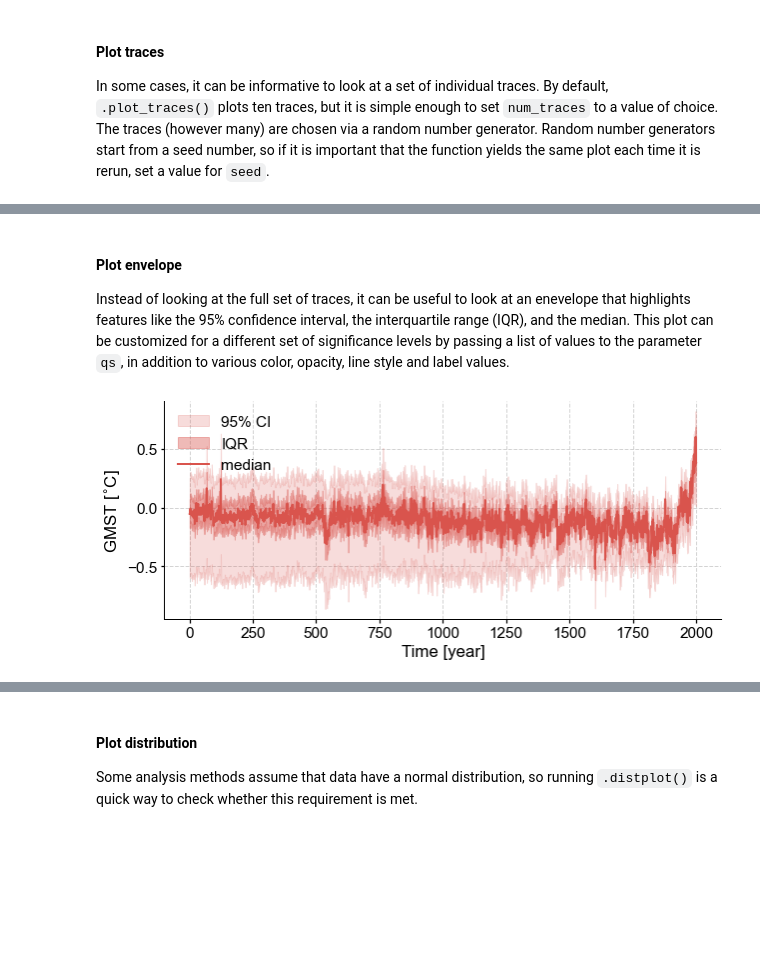
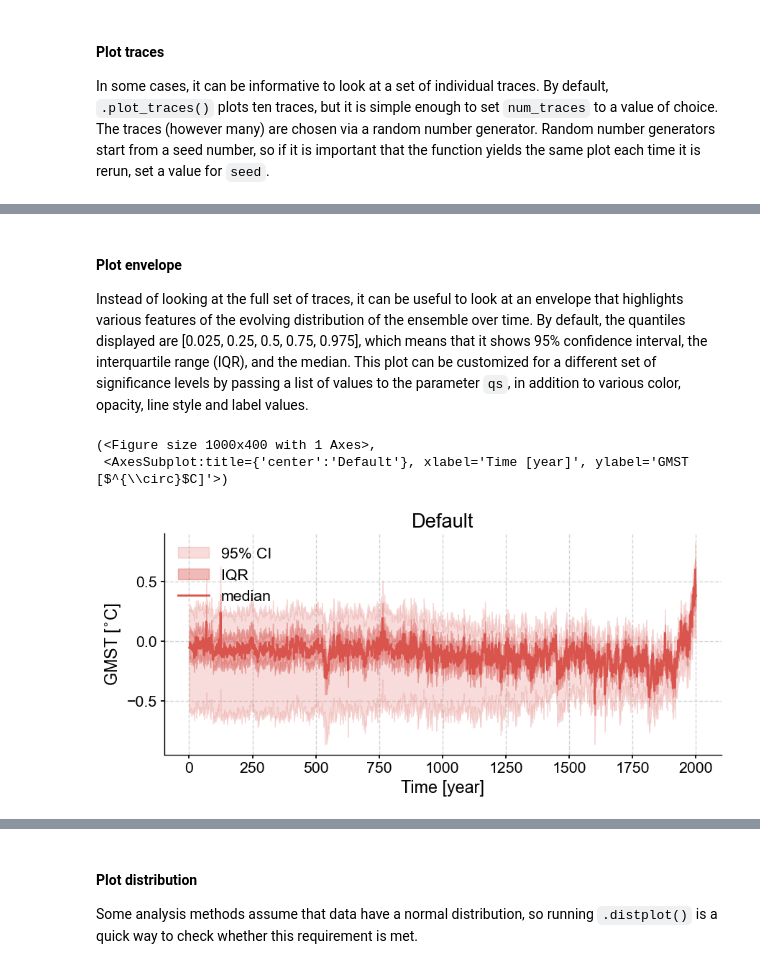
Before and after one commit to LinkedEarth/PyleoTutorials, a Jupyter notebook: notebooks/basic_MSES_manipulation.ipynb, the cells around one changed output, grey strips where cells are left out. Saved outputs shown, nothing was run; the diff lists cells and outputs as text; code cells hidden in the pictures; blank space fills up the shorter version.

Commit message:
Update basic_MSES_manipulation.ipynb
added description of ensemble + spectra

```diff
--- a/notebooks/basic_MSES_manipulation.ipynb
+++ b/notebooks/basic_MSES_manipulation.ipynb
@@ -264,7 +260,9 @@ fig, ax = lmr_ens.plot_traces()
 # %% [markdown]
 #### Plot envelope
-Instead of looking at the full set of traces, it can be useful to look at an enevelope that highlights features like the 95% confidence interval, the interquartile range (IQR), and the median. This plot can be customized for a different set of significance levels by passing a list of values to the parameter `qs`, in addition to various color, opacity, line style and label values.
+Instead of looking at the full set of traces, it can be useful to look at an envelope that highlights various  features of the evolving distribution of the ensemble over time. By default, the quantiles displayed are [0.025, 0.25, 0.5, 0.75, 0.975], which means that it shows  95% confidence interval, the interquartile range (IQR), and the median. This plot can be customized for a different set of significance levels by passing a list of values to the parameter `qs`, in addition to various color, opacity, line style and label values.
-# %%
-fig, ax = lmr_ens.plot_envelope()
-# %% [output]
-[figure, removed]
+# %%
+lmr_ens.plot_envelope(title='Default')
+# %% [output]
+(<Figure size 1000x400 with 1 Axes>,
+ <AxesSubplot:title={'center':'Default'}, xlabel='Time [year]', ylabel='GMST [$^{\\circ}$C]'>)
+[figure, added]
```
Also changed, not shown: parts of 20 cells of this notebook.
